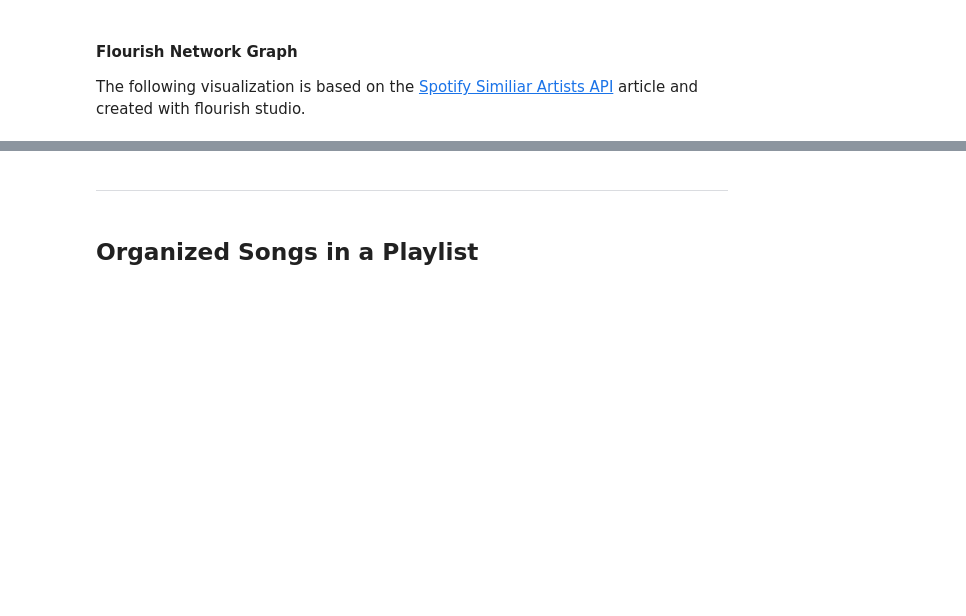
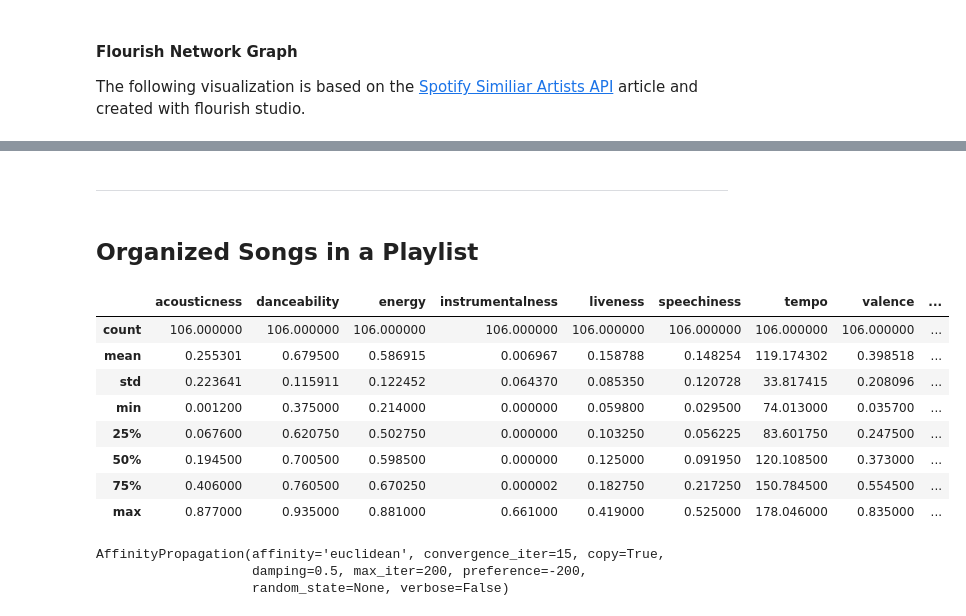
Before and after one commit to hluebbering/music-clustering, a Jupyter notebook: scripts/notebook.ipynb, the cells around one changed output, grey strips where cells are left out. Cells and saved outputs as stored; diff of their text form; code cells hidden in the pictures; blank space fills up the shorter version.

```diff
--- a/scripts/notebook.ipynb
+++ b/scripts/notebook.ipynb
@@ -612,5 +439,5 @@ WARNING: Discarding https://files.pythonhosted.org/packages/aa/f6/75297be19f48b7
-# %% [markdown]
----------------------------------------------
+# %% [markdown]
+---------------------------------------------
 # %% [markdown]
 ## Organized Songs in a Playlist
 # %%
@@ -621,6 +448,23 @@ import matplotlib.pyplot as plt
 from sklearn import cluster, decomposition
 # %%
 songs = pd.read_csv('data/my_playlist.csv', encoding_errors='ignore', index_col=0, header=0)
+songs = df[['name','acousticness', 'danceability', 'energy', 'instrumentalness',
+            'liveness', 'speechiness', 'tempo', 'valence',  'loudness_scaled']]
+songs.describe()
+# %% [output]
+|  | acousticness | danceability | energy | instrumentalness | liveness | speechiness | tempo | valence | ... |
+| count | 106.000000 | 106.000000 | 106.000000 | 106.000000 | 106.000000 | 106.000000 | 106.000000 | 106.000000 | ... |
+| mean | 0.255301 | 0.679500 | 0.586915 | 0.006967 | 0.158788 | 0.148254 | 119.174302 | 0.398518 | ... |
+| std | 0.223641 | 0.115911 | 0.122452 | 0.064370 | 0.085350 | 0.120728 | 33.817415 | 0.208096 | ... |
+| min | 0.001200 | 0.375000 | 0.214000 | 0.000000 | 0.059800 | 0.029500 | 74.013000 | 0.035700 | ... |
+| 25% | 0.067600 | 0.620750 | 0.502750 | 0.000000 | 0.103250 | 0.056225 | 83.601750 | 0.247500 | ... |
+| 50% | 0.194500 | 0.700500 | 0.598500 | 0.000000 | 0.125000 | 0.091950 | 120.108500 | 0.373000 | ... |
+| 75% | 0.406000 | 0.760500 | 0.670250 | 0.000002 | 0.182750 | 0.217250 | 150.784500 | 0.554500 | ... |
+| max | 0.877000 | 0.935000 | 0.881000 | 0.661000 | 0.419000 | 0.525000 | 178.046000 | 0.835000 | ... |
 # %%
-labels = df.values[:,0]
-X = df.values[:,10:22]
+labels = songs.values[:,0]
+X = songs.values[:,1:10]
+# %% [output]
+AffinityPropagation(affinity='euclidean', convergence_iter=15, copy=True,
+                    damping=0.5, max_iter=200, preference=-200,
+                    random_state=None, verbose=False)
```
Also changed, not shown: parts of 26 cells of this notebook.
